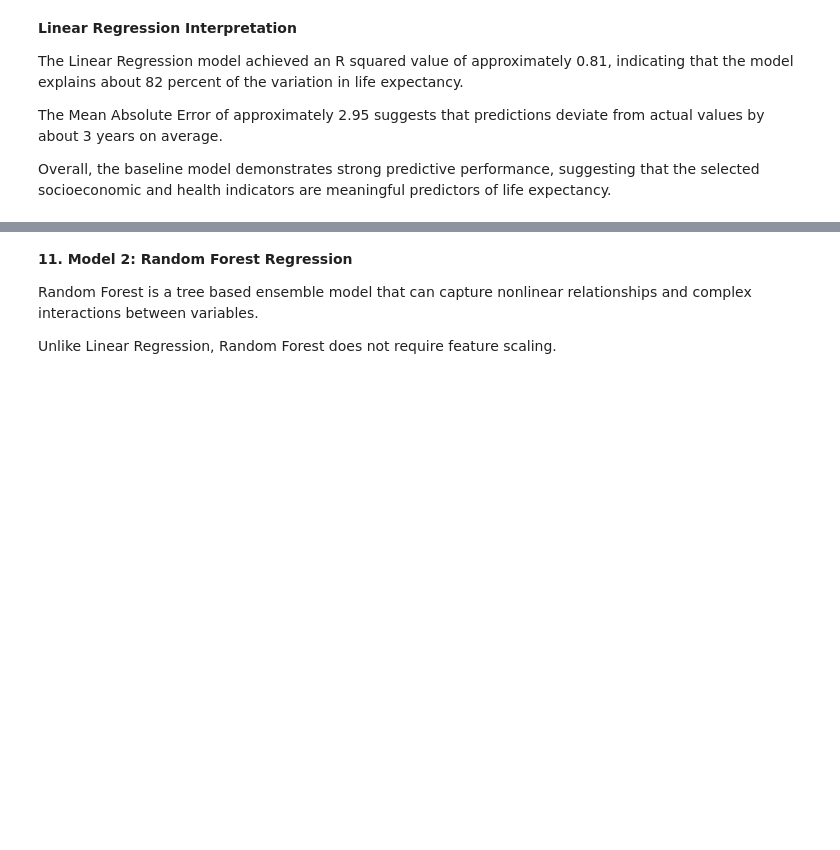
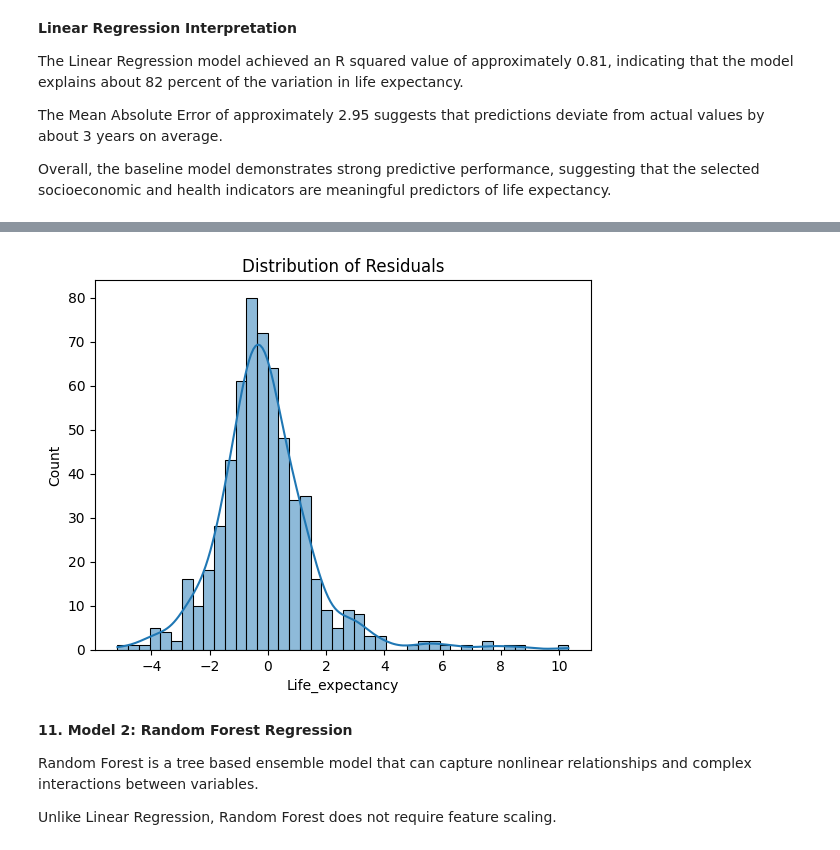
Before and after one commit to Jammijuix/TS_Academy_Capstone_Project, a Jupyter notebook: Life_Expectancy_.ipynb, the cells around one changed output, grey strips where cells are left out. Saved outputs shown, nothing was run; the diff lists cells and outputs as text; code cells hidden in the pictures; blank space fills up the shorter version.

```diff
--- a/Life_Expectancy_.ipynb
+++ b/Life_Expectancy_.ipynb
@@ -552,3 +566,9 @@ Overall, the baseline model demonstrates strong predictive performance, suggesti
+# %%
+sns.histplot(residuals, kde=True)
+plt.title('Distribution of Residuals')
+plt.show()
+# %% [output]
+[figure, added]
 # %% [markdown]
 **11. Model 2: Random Forest Regression**
 
```
Also changed, not shown: parts of 3 cells of this notebook.
